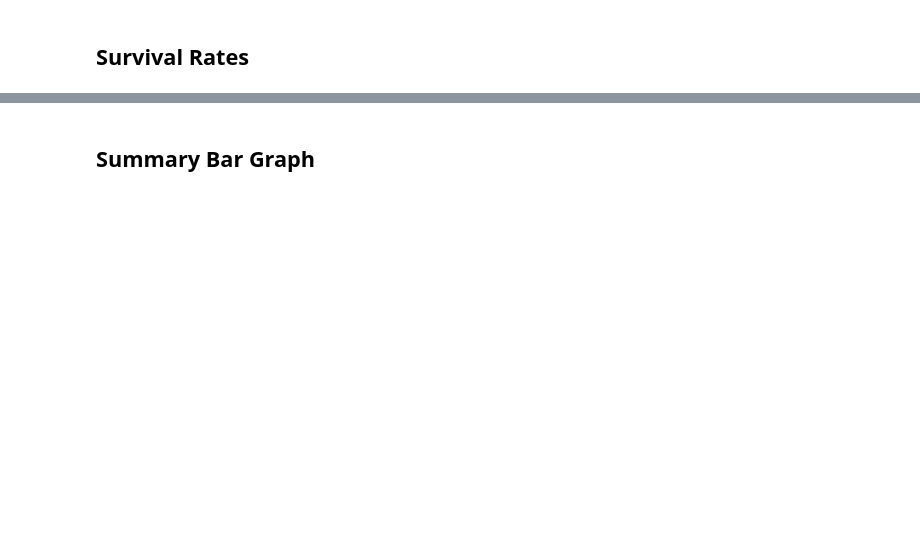
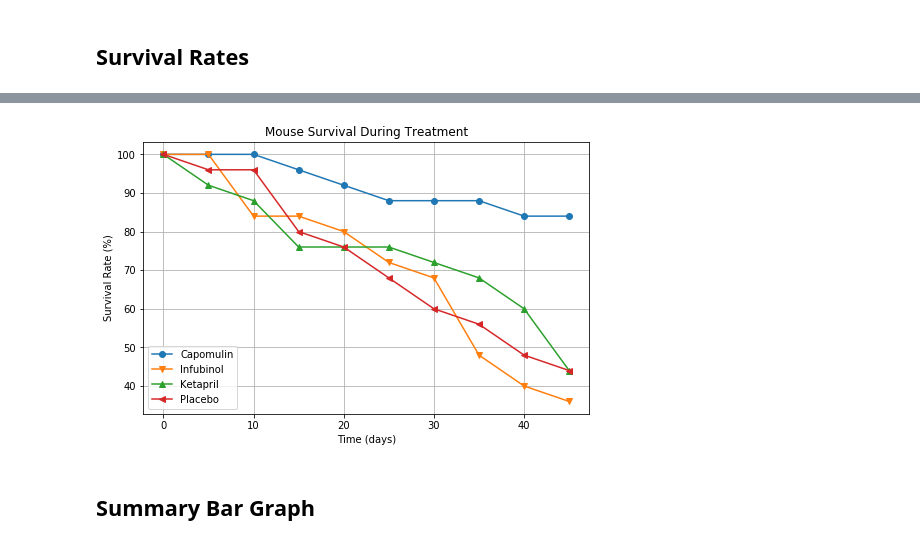
Before and after one commit to vgrose/matplotlib, a Jupyter notebook: pymaceuticals_starter.ipynb, the cells around one changed output, grey strips where cells are left out. Cells and saved outputs as stored; diff of their text form; code cells hidden in the pictures; blank space fills up the shorter version.

```diff
--- a/pymaceuticals_starter.ipynb
+++ b/pymaceuticals_starter.ipynb
@@ -273,0 +185,12 @@ plt.show()
+# %%
+# Store the Mean Tumor Volume Data Grouped by Drug and Timepoint
+mouse_counts=mouse_drugs.groupby(["Timepoint","Drug"]).count()
+
+#Drop unnecessary columns:
+mouse_counts=mouse_counts.drop(columns=["Metastatic Sites", "Tumor Volume (mm3)"])
+
+#Format:
+mouse_counts=mouse_counts.unstack()
+
+#Preview:
+mouse_counts.head()
@@ -274,2 +206,25 @@ plt.show()
+# %%
+#Set Figure size:
+fig, ax = plt.subplots(figsize=(8,5))
+
+#Iterate over drug list from before
+number=0
+for drug in drugs:
+    mouse_total=mouse_counts["Mouse ID"][drug][0]
+    mouse_count=mouse_counts["Mouse ID"][drug]
+    mouse_percent=mouse_count/mouse_total*100
+    ax.errorbar(x=times, y=mouse_percent, marker=markers[number])
+    number=number+1
+
+#Set legends, axis labels, title, gridlines, and fontsize:
+plt.legend(drugs)
+plt.ylabel("Survival Rate (%)")
+plt.xlabel("Time (days)")
+plt.title("Mouse Survival During Treatment")
+plt.grid(True)
+plt.rc('font', size=10)
+plt.rc('figure', titlesize=30)
+# %% [output]
+[figure, added]
 # %% [markdown]
 ## Summary Bar Graph
```
Also changed, not shown: parts of 35 cells of this notebook.
